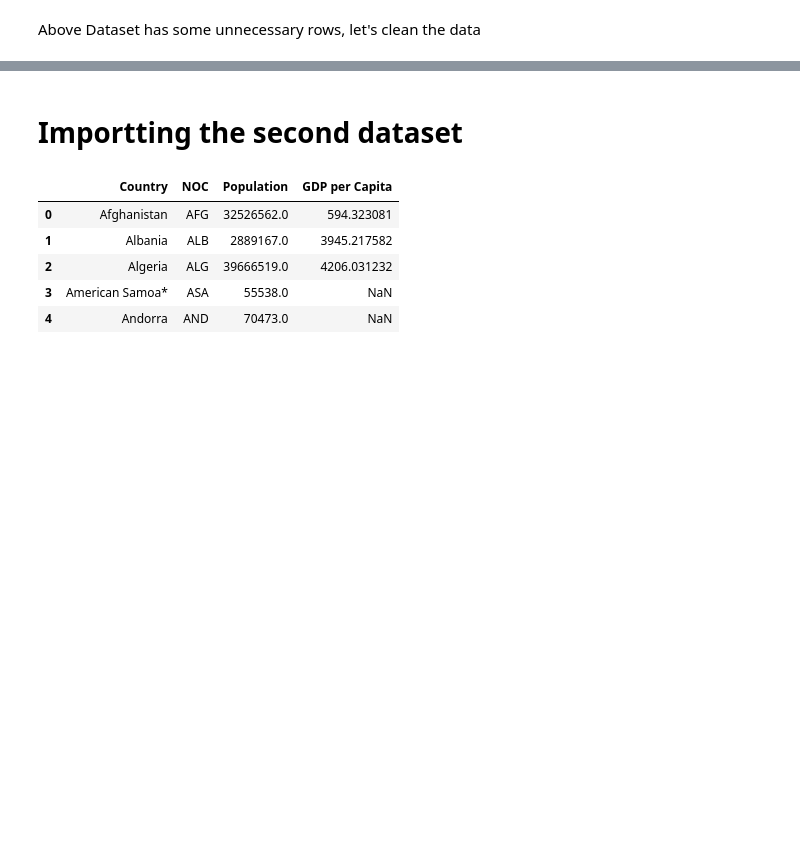
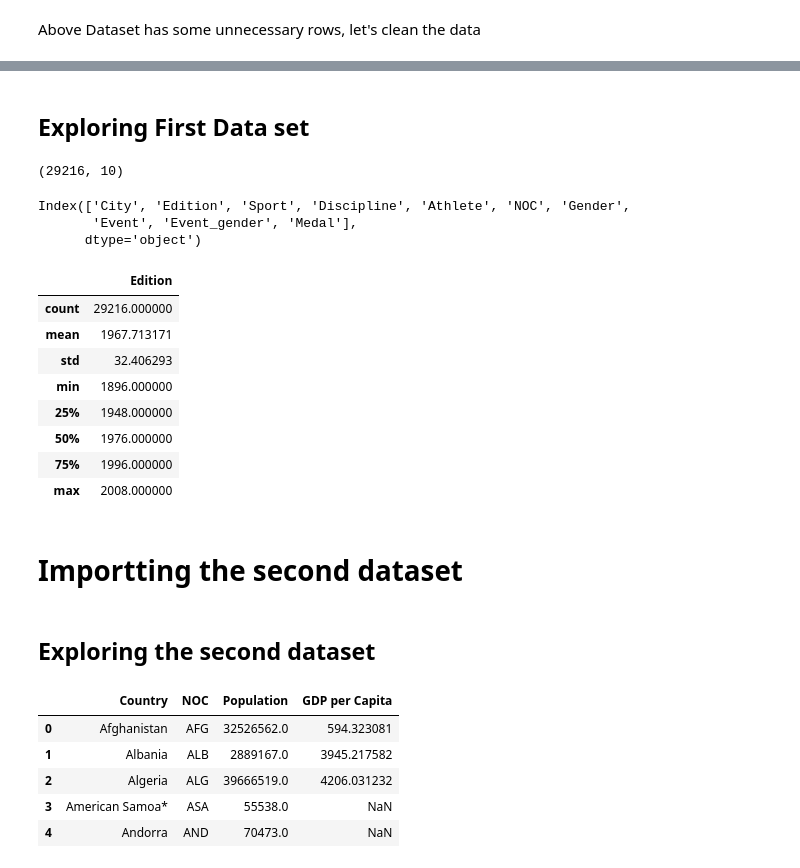
Before and after one commit to Manudeep-git/Jimmy-Wrangler-Data-Explorer, a Jupyter notebook: notebooks/ Data Science First Project.ipynb, the cells around one changed output, grey strips where cells are left out. Saved outputs shown, nothing was run; the diff lists cells and outputs as text; code cells hidden in the pictures; blank space fills up the shorter version.

```diff
--- a/notebooks/ Data Science First Project.ipynb
+++ b/notebooks/ Data Science First Project.ipynb
@@ -28,10 +36,36 @@ olympics.head()
 | 2 | Athens | 1896 | Aquatics | Swimming | DRIVAS, Dimitrios | GRE | Men | 100m freestyle for sailors | M | Bronze |
 | 3 | Athens | 1896 | Aquatics | Swimming | MALOKINIS, Ioannis | GRE | Men | 100m freestyle for sailors | M | Gold |
 | 4 | Athens | 1896 | Aquatics | Swimming | CHASAPIS, Spiridon | GRE | Men | 100m freestyle for sailors | M | Silver |
+# %% [markdown]
+## Exploring First Data set
+# %%
+olympics.shape
+# %% [output]
+(29216, 10)
+# %%
+olympics.columns
+# %% [output]
+Index(['City', 'Edition', 'Sport', 'Discipline', 'Athlete', 'NOC', 'Gender',
+       'Event', 'Event_gender', 'Medal'],
+      dtype='object')
+# %%
+olympics.describe()
+# %% [output]
+|  | Edition |
+| count | 29216.000000 |
+| mean | 1967.713171 |
+| std | 32.406293 |
+| min | 1896.000000 |
+| 25% | 1948.000000 |
+| 50% | 1976.000000 |
+| 75% | 1996.000000 |
+| max | 2008.000000 |
 # %% [markdown]
 # Importting the second dataset
 # %%
 countries=pd.read_csv('../data/raw/Countries_NOC_Population.csv')
+# %% [markdown]
+## Exploring the second dataset
 # %%
 countries.head()
 # %% [output]
```
Also changed, not shown: parts of 12 cells of this notebook, 12 other files.
